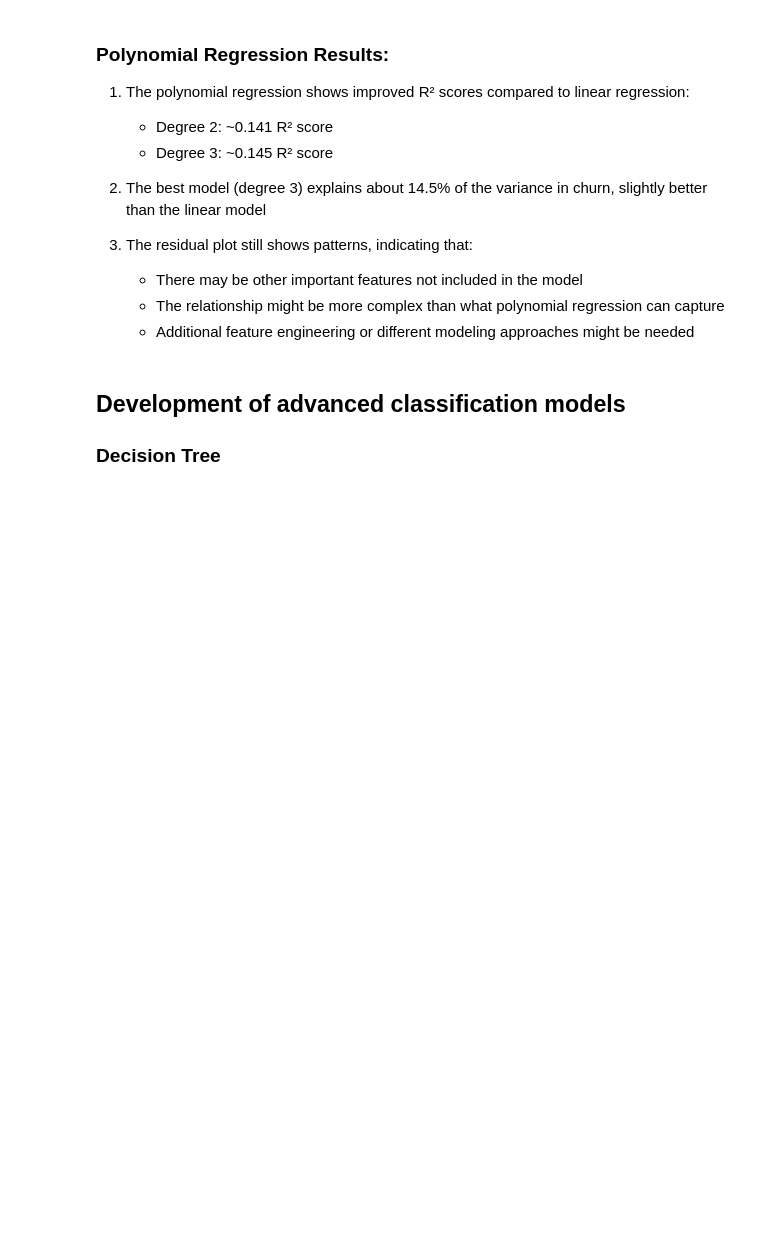
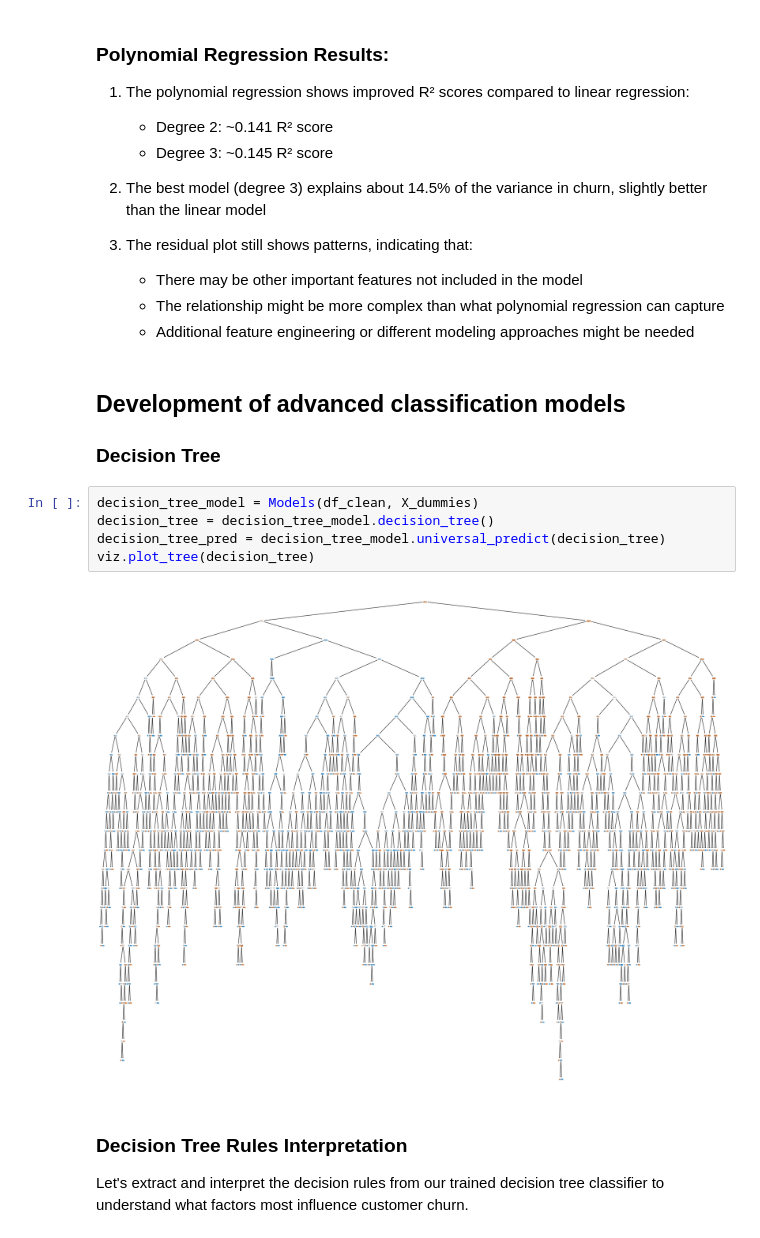
Before and after one commit to TouKhen/bloc-3, a Jupyter notebook: notebooks/data-explo-clean.ipynb, the cells around one changed output. Cells and saved outputs as stored; diff of their text form; blank space fills up the shorter version.

Commit message:
Decision tree done

```diff
--- a/notebooks/data-explo-clean.ipynb
+++ b/notebooks/data-explo-clean.ipynb
@@ -235,3 +236,14 @@ viz.residuals_scatter(poly_reg_model.y_test_poly, y_pred_poly)
 # %% [markdown]
 ## Development of advanced classification models
 ### Decision Tree
+# %%
+decision_tree_model = Models(df_clean, X_dummies)
+decision_tree = decision_tree_model.decision_tree()
+decision_tree_pred = decision_tree_model.universal_predict(decision_tree)
+viz.plot_tree(decision_tree)
+# %% [output]
+[figure, added]
+# %% [markdown]
+### Decision Tree Rules Interpretation
+
+Let's extract and interpret the decision rules from our trained decision tree classifier to understand what factors most influence customer churn.
```
Also changed, not shown: parts of 7 cells of this notebook, 2 other files.
